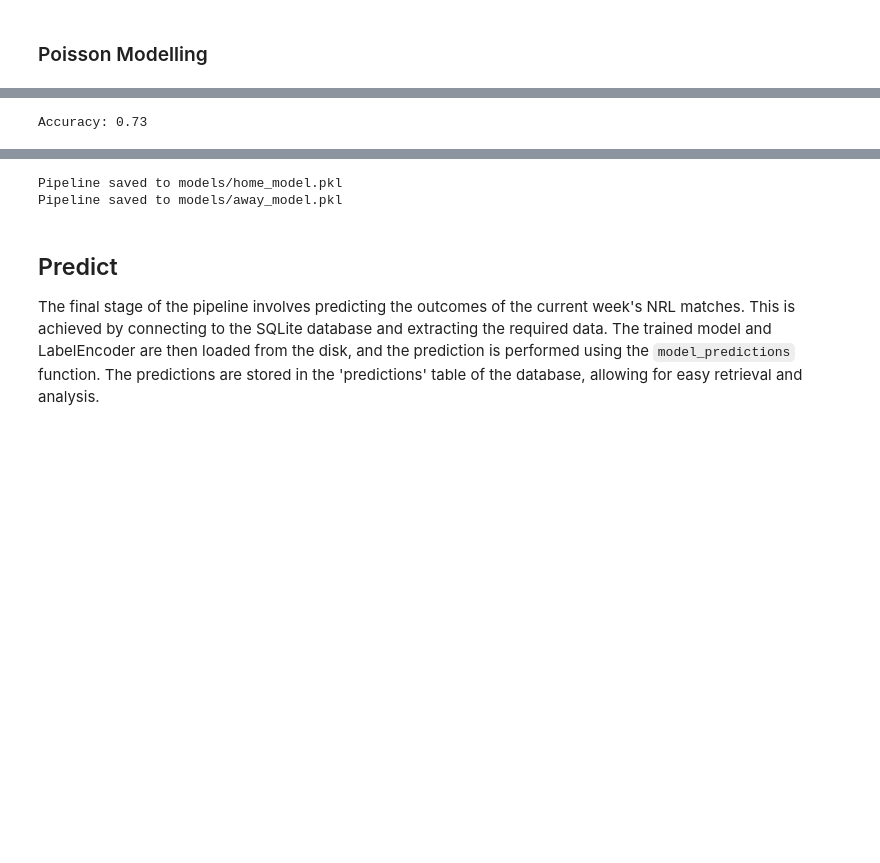
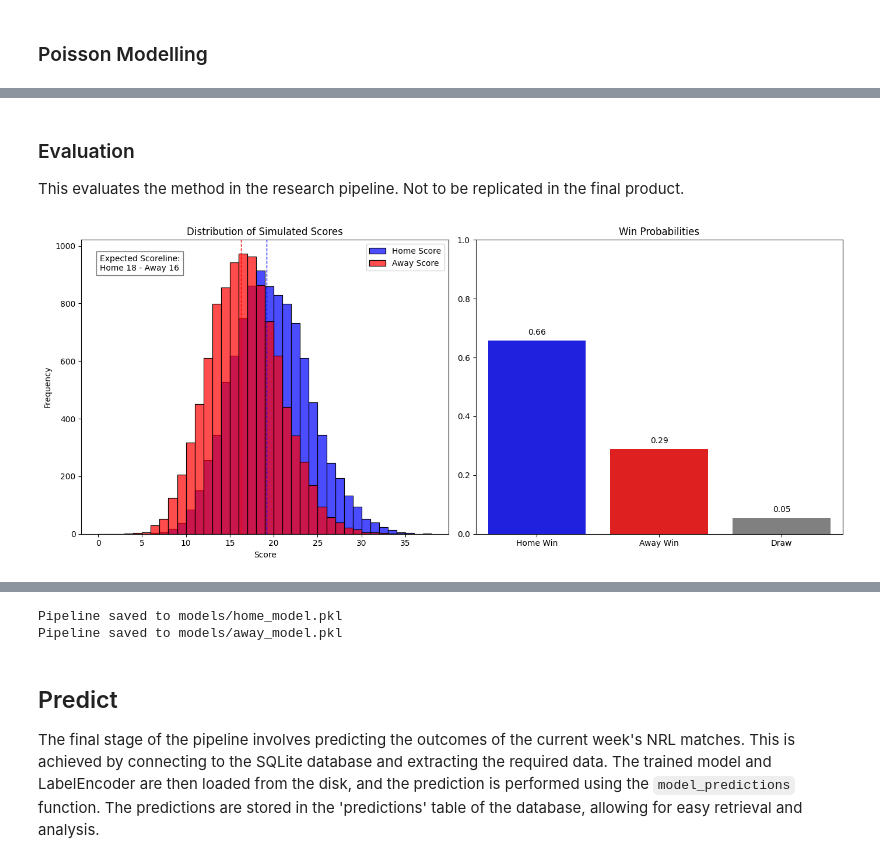
Before and after one commit to levonrush/footy-tipper, a Jupyter notebook: research/model-training.ipynb, the cells around one changed output, grey strips where cells are left out. Drawn from its saved outputs; the diff is of its cells as text; code cells hidden in the pictures; blank space fills up the shorter version.

Commit message:
testing research and prod pipelines complete

```diff
--- a/research/model-training.ipynb
+++ b/research/model-training.ipynb
@@ -224,61 +172,8 @@ def simulate_game(home_goals_avg, away_goals_avg, n_simulations=10000):
-# %%
-import pandas as pd
-
-def evaluate_models(home_model, away_model, test_data, predictors, n_simulations=10000):
-    """
-    Evaluate the models on the test data and calculate accuracy.
-
-    Args:
-        home_model (Pipeline): The trained model for home team scores.
-        away_model (Pipeline): The trained model for away team scores.
-        test_data (DataFrame): The test dataset.
-        predictors (list): The list of predictor columns.
-        n_simulations (int): The number of simulations to run for each game.
-
-    Returns:
-        DataFrame: The test data with predicted probabilities and actual outcomes.
-    """
-    # Predict the expected scores
-    test_data['home_goals_avg'] = predict_scores(home_model, test_data[predictors])
-    test_data['away_goals_avg'] = predict_scores(away_model, test_data[predictors])
-
-    # Simulate the games and calculate probabilities
-    results = []
-    for index, row in test_data.iterrows():
-        probabilities, predicted_scoreline = simulate_game(row['home_goals_avg'], row['away_goals_avg'], n_simulations)
-        result = {
-            'home_win_prob': probabilities['home_win_prob'],
-            'away_win_prob': probabilities['away_win_prob'],
-            'draw_prob': probabilities['draw_prob'],
-            'predicted_home_goals': predicted_scoreline[0],
-            'predicted_away_goals': predicted_scoreline[1],
-        }
-        results.append(result)
-
-    probabilities_df = pd.DataFrame(results)
-    result_df = pd.concat([test_data.reset_index(drop=True), probabilities_df], axis=1)
-
-    # Determine the predicted outcomes
-    result_df['predicted_outcome'] = result_df.apply(
-        lambda row: 'home_win' if row['home_win_prob'] > max(row['away_win_prob'], row['draw_prob']) else
-                    ('away_win' if row['away_win_prob'] > max(row['home_win_prob'], row['draw_prob']) else 'draw'),
-        axis=1
-    )
-
-    # Determine the actual outcomes
-    result_df['actual_outcome'] = result_df.apply(
-        lambda row: 'home_win' if row['team_final_score_home'] > row['team_final_score_away'] else
-                    ('away_win' if row['team_final_score_home'] < row['team_final_score_away'] else 'draw'),
-        axis=1
-    )
-
-    # Calculate accuracy
-    accuracy = (result_df['predicted_outcome'] == result_df['actual_outcome']).mean()
-    print(f"Accuracy: {accuracy:.2f}")
-
-    return result_df
-
-# Evaluate the models on the test data
-result_df = evaluate_models(home_model, away_model, test_data, tc.predictors)
-# %% [output]
-Accuracy: 0.73
+# %% [markdown]
+###  Evaluation
+This evaluates the method in the research pipeline. Not to be replicated in the final product.
+# %%
+# Example usage with test_data
+mp.plot_sampling_distributions(home_model, away_model, test_data, tc.predictors)
+# %% [output]
+[figure, added]
```
Also changed, not shown: parts of 17 cells of this notebook, 11 other files.
